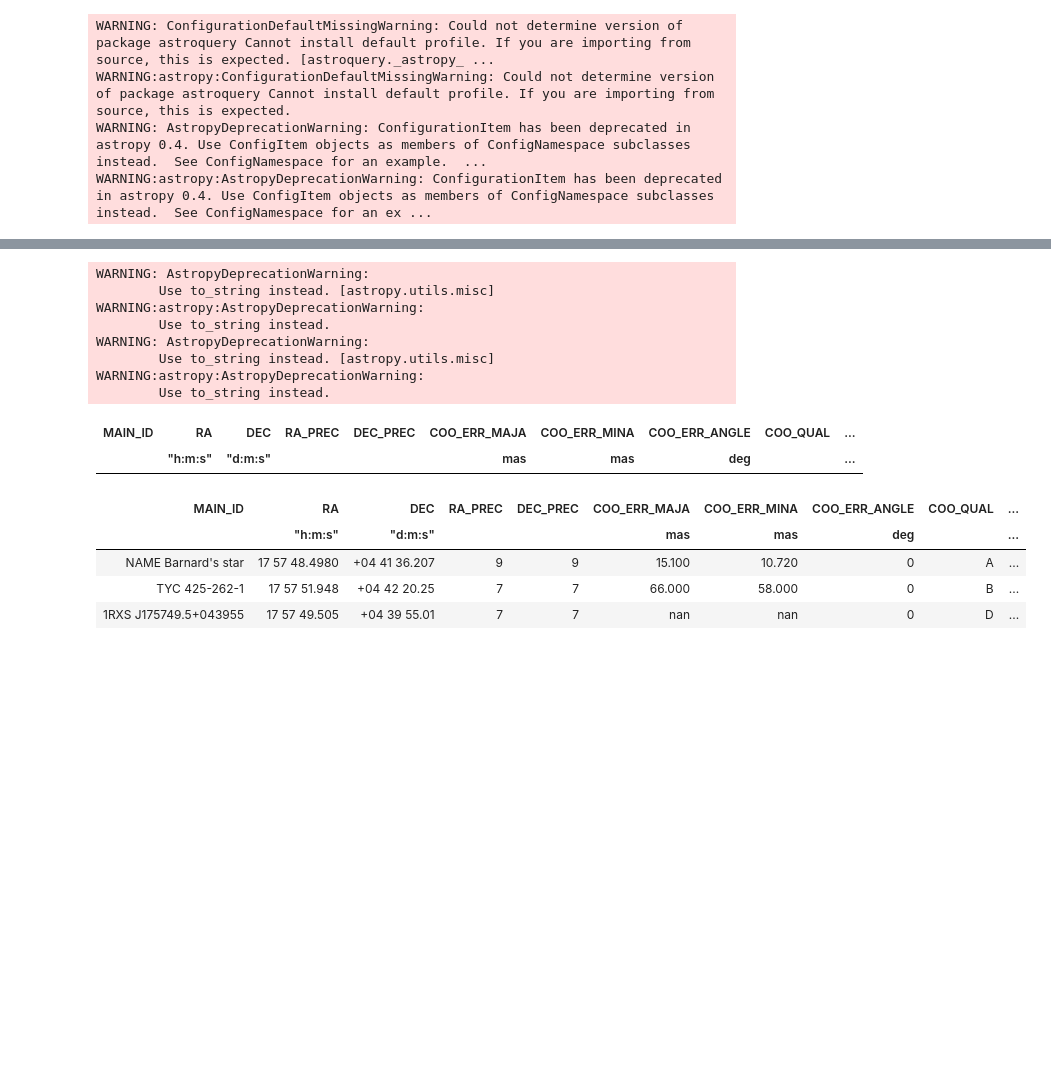
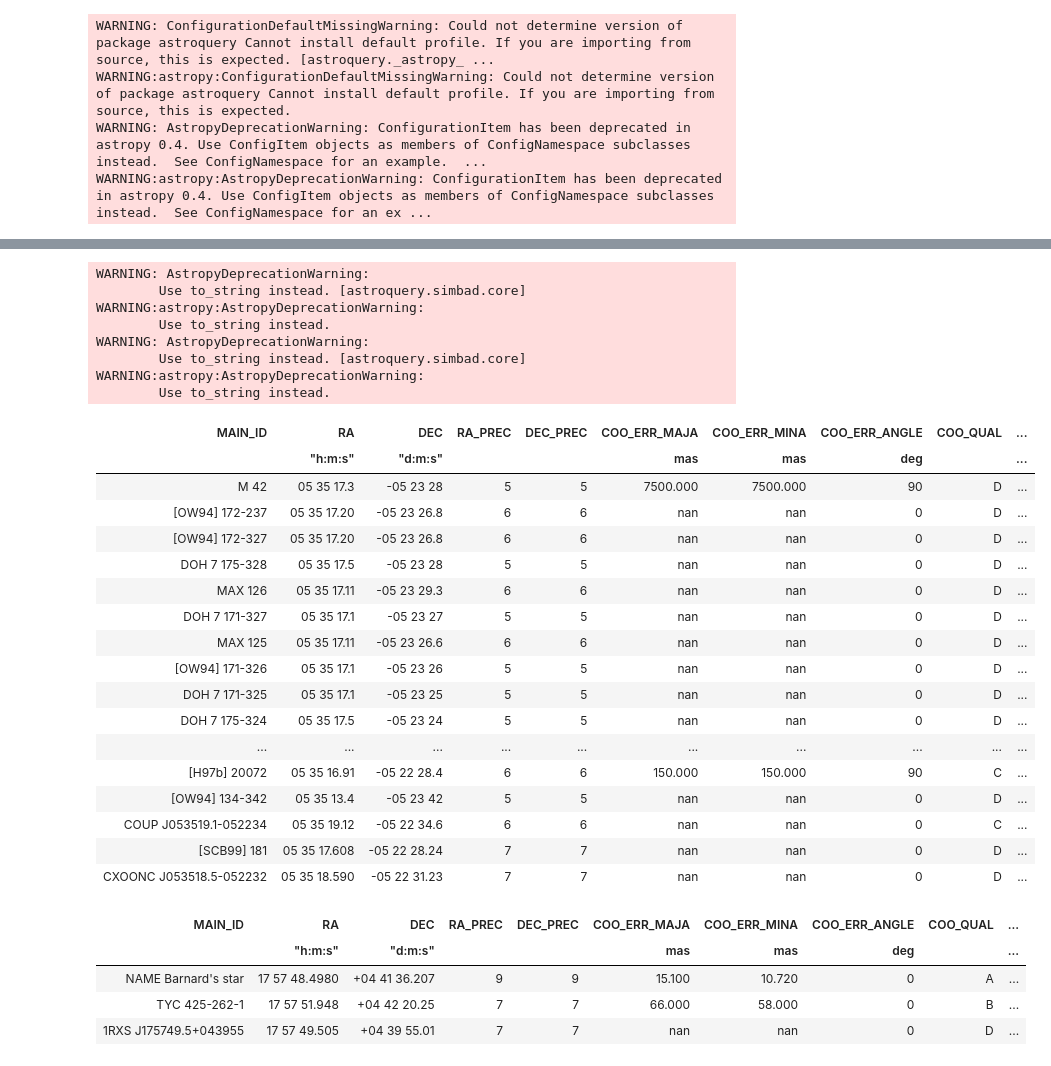
Before and after one commit to ESO-python/ESOPythonTutorials, a Jupyter notebook: notebooks/ESOPythonDemoDay7_Astroquery_ESO_Simbad_Vizier.ipynb, the cells around one changed output, grey strips where cells are left out. Drawn from its saved outputs; the diff is of its cells as text; code cells hidden in the pictures; blank space fills up the shorter version.

Commit message:
updated ESO-simbad-vizier demo (works only with an unholy merger of the last 8 PRs)

```diff
--- a/notebooks/ESOPythonDemoDay7_Astroquery_ESO_Simbad_Vizier.ipynb
+++ b/notebooks/ESOPythonDemoDay7_Astroquery_ESO_Simbad_Vizier.ipynb
@@ -29,17 +32,33 @@ result1
 # %%
-result2 = Simbad.query_region("05h35m17.3s -05h23m28s", radius=1*u.arcmin)
+result2 = Simbad.query_region("05h35m17.3s -05d23m28s", radius=1*u.arcmin)
 result2
 # %% [output]
 WARNING: AstropyDeprecationWarning:
-        Use to_string instead. [astropy.utils.misc]
+        Use to_string instead. [astroquery.simbad.core]
 WARNING:astropy:AstropyDeprecationWarning:
         Use to_string instead.
 WARNING: AstropyDeprecationWarning:
-        Use to_string instead. [astropy.utils.misc]
+        Use to_string instead. [astroquery.simbad.core]
 WARNING:astropy:AstropyDeprecationWarning:
         Use to_string instead.
 | MAIN_ID | RA | DEC | RA_PREC | DEC_PREC | COO_ERR_MAJA | COO_ERR_MINA | COO_ERR_ANGLE | COO_QUAL | ... |
 |  | "h:m:s" | "d:m:s" |  |  | mas | mas | deg |  | ... |
+| M 42 | 05 35 17.3 | -05 23 28 | 5 | 5 | 7500.000 | 7500.000 | 90 | D | ... |
+| [OW94] 172-237 | 05 35 17.20 | -05 23 26.8 | 6 | 6 | nan | nan | 0 | D | ... |
+| [OW94] 172-327 | 05 35 17.20 | -05 23 26.8 | 6 | 6 | nan | nan | 0 | D | ... |
+| DOH 7 175-328 | 05 35 17.5 | -05 23 28 | 5 | 5 | nan | nan | 0 | D | ... |
+| MAX 126 | 05 35 17.11 | -05 23 29.3 | 6 | 6 | nan | nan | 0 | D | ... |
+| DOH 7 171-327 | 05 35 17.1 | -05 23 27 | 5 | 5 | nan | nan | 0 | D | ... |
+| MAX 125 | 05 35 17.11 | -05 23 26.6 | 6 | 6 | nan | nan | 0 | D | ... |
+| [OW94] 171-326 | 05 35 17.1 | -05 23 26 | 5 | 5 | nan | nan | 0 | D | ... |
+| DOH 7 171-325 | 05 35 17.1 | -05 23 25 | 5 | 5 | nan | nan | 0 | D | ... |
+| DOH 7 175-324 | 05 35 17.5 | -05 23 24 | 5 | 5 | nan | nan | 0 | D | ... |
+| ... | ... | ... | ... | ... | ... | ... | ... | ... | ... |
+| [H97b] 20072 | 05 35 16.91 | -05 22 28.4 | 6 | 6 | 150.000 | 150.000 | 90 | C | ... |
+| [OW94] 134-342 | 05 35 13.4 | -05 23 42 | 5 | 5 | nan | nan | 0 | D | ... |
+| COUP J053519.1-052234 | 05 35 19.12 | -05 22 34.6 | 6 | 6 | nan | nan | 0 | C | ... |
+| [SCB99] 181 | 05 35 17.608 | -05 22 28.24 | 7 | 7 | nan | nan | 0 | D | ... |
+| CXOONC J053518.5-052232 | 05 35 18.590 | -05 22 31.23 | 7 | 7 | nan | nan | 0 | D | ... |
 # %%
 co = coordinates.SkyCoord(l=31.0087, b=14.0627,
                           unit=(u.deg, u.deg),
```
Also changed, not shown: parts of 11 cells of this notebook.
